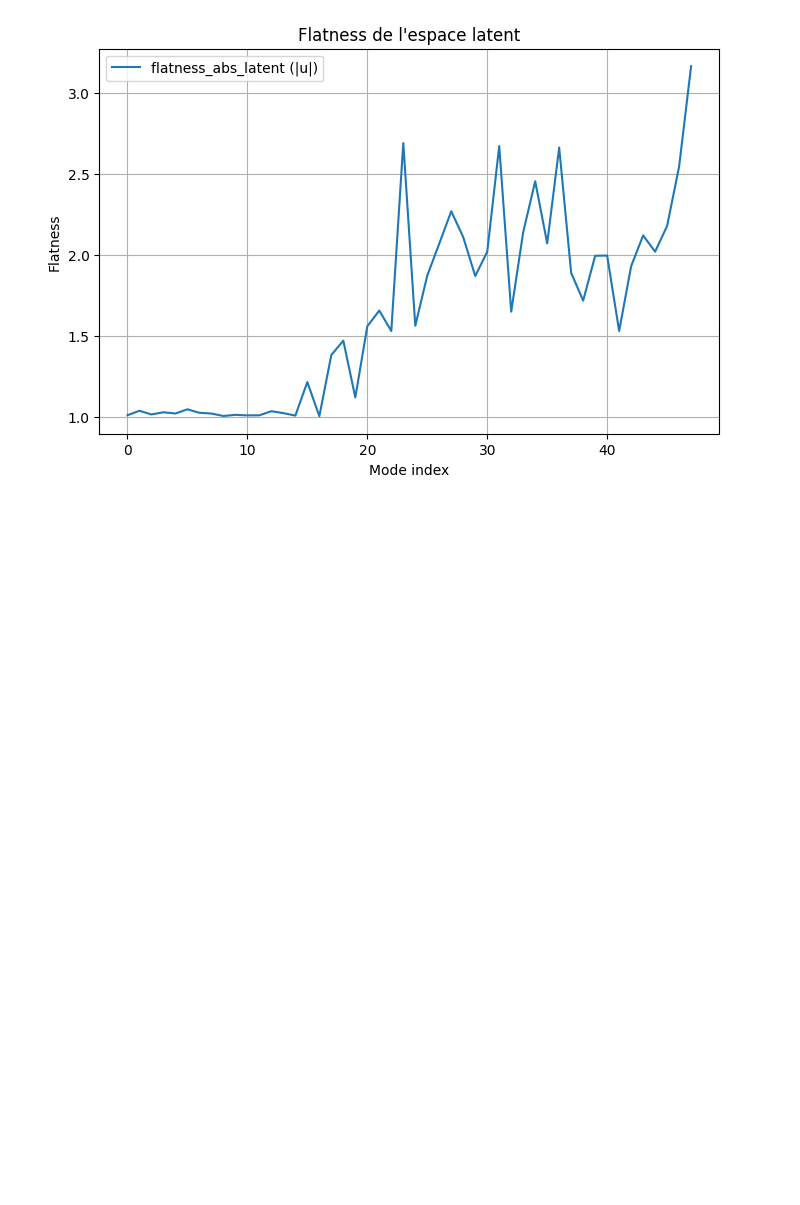
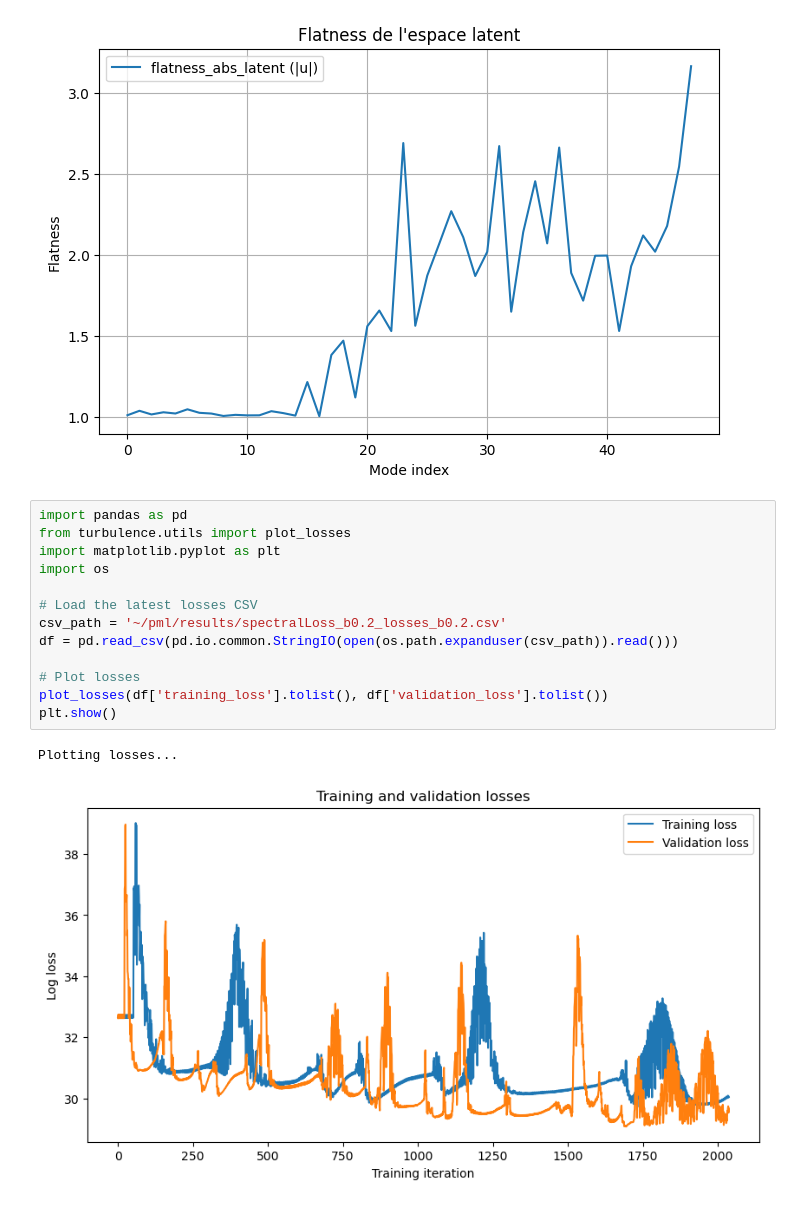
Before and after one commit to jeregon1/procom-turbulences, a Jupyter notebook: src/notebook.ipynb, the cells around one changed output. Saved outputs shown, nothing was run; the diff lists cells and outputs as text; blank space fills up the shorter version.

```diff
--- a/src/notebook.ipynb
+++ b/src/notebook.ipynb
@@ -107,3 +103,19 @@ image = batch[0] # Set the image
 plot_flatness(model, image)
 # %% [output]
 [figure]
+# %%
+import pandas as pd
+from turbulence.utils import plot_losses
+import matplotlib.pyplot as plt
+import os
+
+# Load the latest losses CSV
+csv_path = '~/pml/results/spectralLoss_b0.2_losses_b0.2.csv'
+df = pd.read_csv(pd.io.common.StringIO(open(os.path.expanduser(csv_path)).read()))
+
+# Plot losses
+plot_losses(df['training_loss'].tolist(), df['validation_loss'].tolist())
+plt.show()
+# %% [output]
+Plotting losses...
+[figure, added]
```
Also changed, not shown: parts of 5 cells of this notebook, 16 other files.
